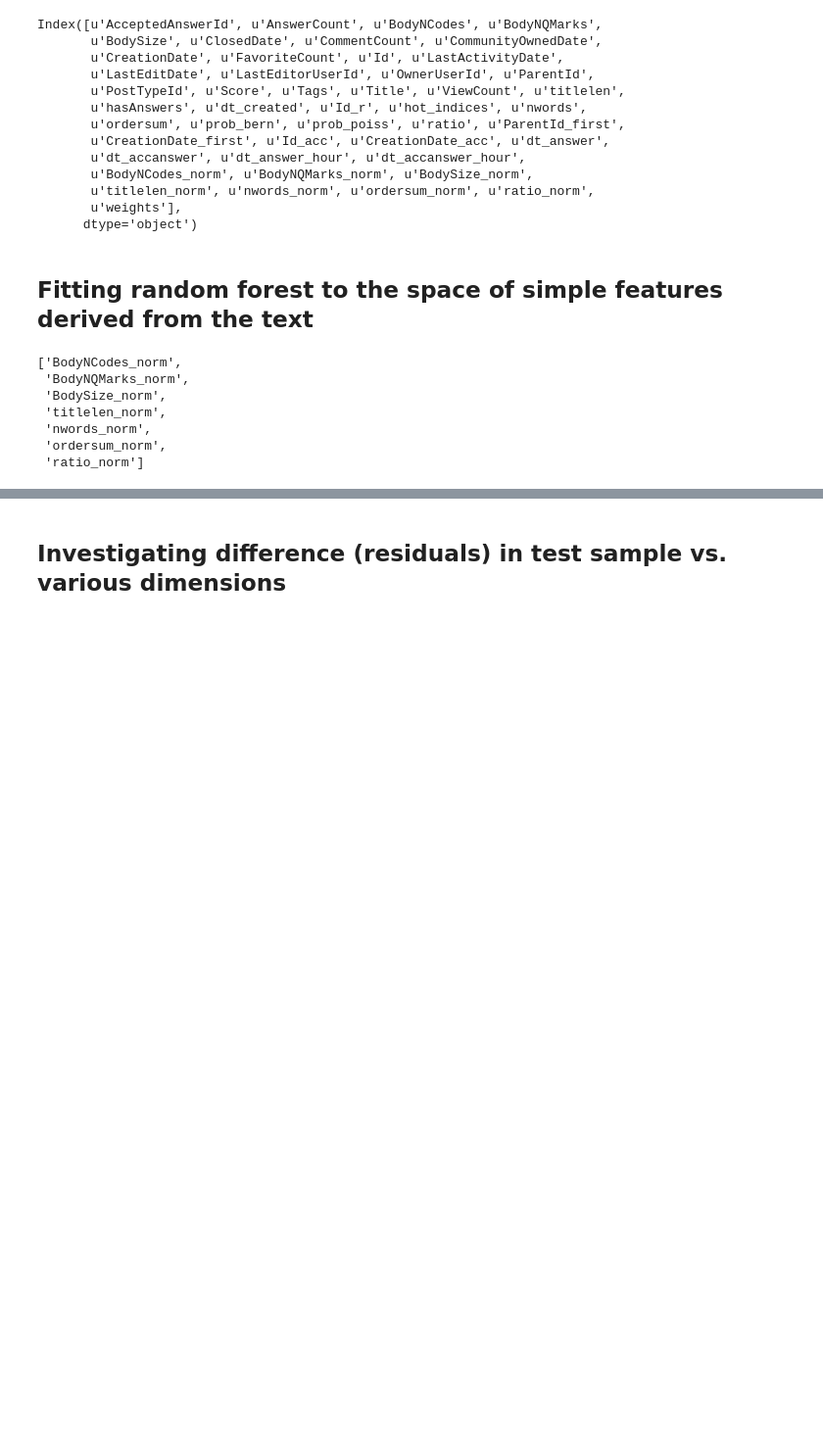
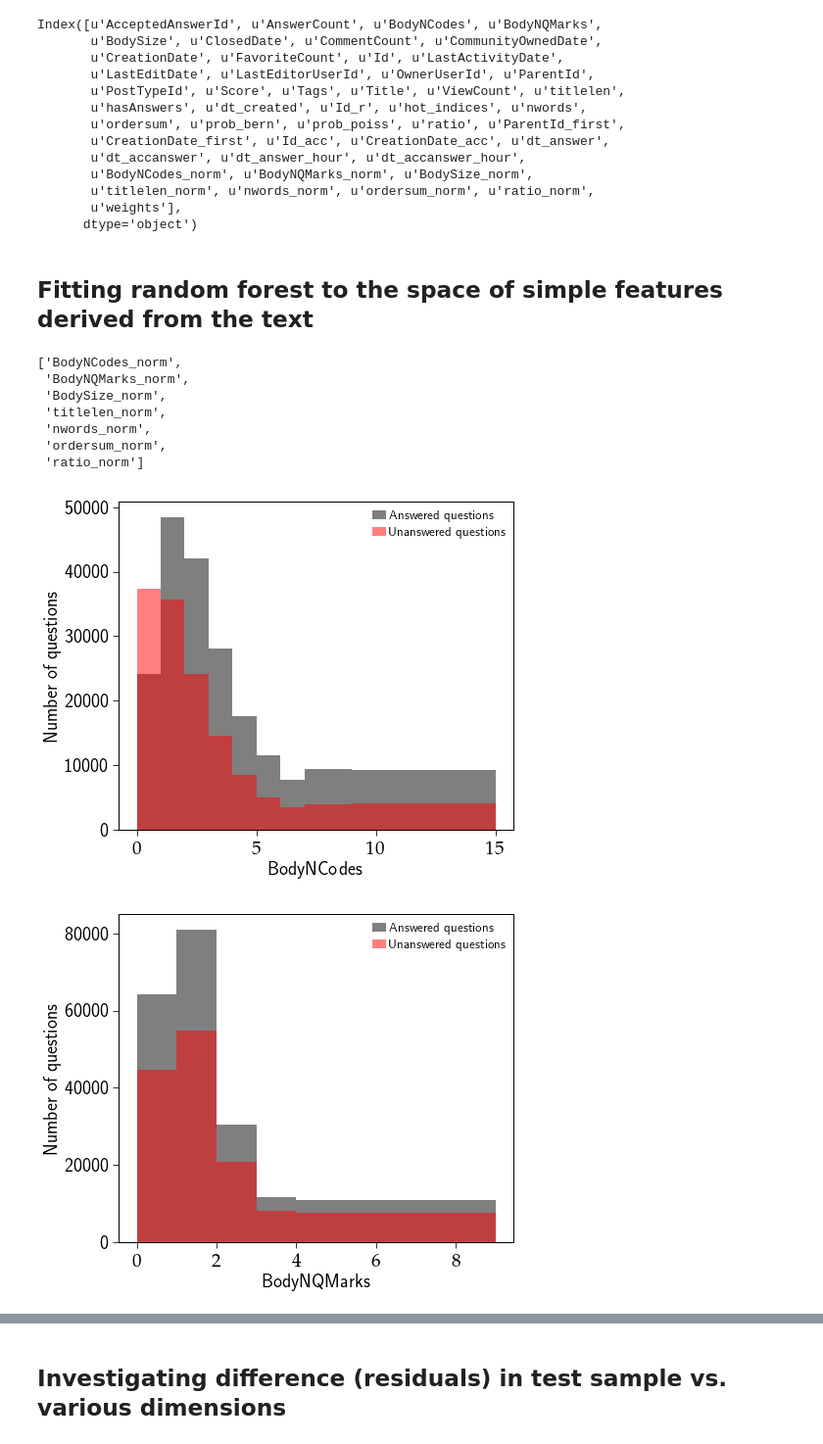
Before and after one commit to AkagiShigeru/incubator-overflow, a Jupyter notebook: stackoverflow-answer.ipynb, the cells around one changed output, grey strips where cells are left out. Shown at 98% size. Saved outputs shown, nothing was run; the diff lists cells and outputs as text; code cells hidden in the pictures; blank space fills up the shorter version.

```diff
--- a/stackoverflow-answer.ipynb
+++ b/stackoverflow-answer.ipynb
@@ -122,4 +112,6 @@ for i, col in enumerate(cols):
 # %%
+qs["dayhour"] = qs.CreationDate.dt.hour
+qs["weekday"] = qs.CreationDate.dt.dayofweek
 # training and testing samples
 qs = shuffle(qs)
 print len(qs)
@@ -152,11 +138,14 @@ np.digitize?
 # we probably want to reweight events according to the steeply falling time distribution...
 #max(qstrain.dt_accanswer_hour)
 # counts, edges = np.histogram(qstrain.dt_accanswer_hour, mquantiles(qstrain.dt_accanswer_hour, prob=np.linspace(0., 1., 100)))
-counts, edges = np.histogram(qstrain.dt_accanswer_hour, bins=300)
-counts = counts * 1. / np.sum(counts)
+from pyik.numpyext import centers
+
+counts, edges = np.histogram(np.log(qstrain.dt_accanswer_hour), bins=300)
+cens = centers(edges)[0]
+counts = counts * 1. / np.sum(counts) * np.e ** cens
 counts;
 print edges[:10];
-weights = 1. / counts[np.minimum(np.digitize(qstrain.dt_accanswer_hour.values, edges) - 1, len(counts) - 1)]
+weights = 1. / counts[np.minimum(np.digitize(np.log(qstrain.dt_accanswer_hour.values), edges) - 1, len(counts) - 1)]
 print qstrain.dt_accanswer_hour.iloc[:10]
 print weights[:10]
 qstrain["weights"] = weights
@@ -204,7 +193,7 @@ import dill
 # %% [markdown]
 ## Fitting random forest to the space of simple features derived from the text
 # %%
-[col for col in qstrain.columns if "_norm" in col]
+cols = [col for col in qstrain.columns if "_norm" in col]
 # %% [output]
 ['BodyNCodes_norm',
  'BodyNQMarks_norm',
@@ -213,3 +202,17 @@ import dill
  'nwords_norm',
  'ordersum_norm',
  'ratio_norm']
+# %%
+for col in cols:
+    cvals = qstrain[col]
+    qs = mquantiles(cvals, prob=np.linspace(0.01, 0.99, 30))
+    plt.figure(figsize=(8, 6))
+    plt.ylabel(r"Number of questions")
+    plt.xlabel(col)
+    plt.hist(qstrain[col], bins=qs, color="k", histtype="stepfilled", alpha=0.5, lw=2, label="Answered questions")
+    plt.hist(qsnone[col], bins=qs, color="r", histtype="stepfilled", alpha=0.5, lw=2, label="Unanswered questions")
+    plt.gca().yaxis.set_major_formatter(FormatStrFormatter("%.0f"))
+    plt.legend(loc="best")
+# %% [output]
+[figure, added]
+[figure, added]
```
Also changed, not shown: parts of 29 cells of this notebook.
